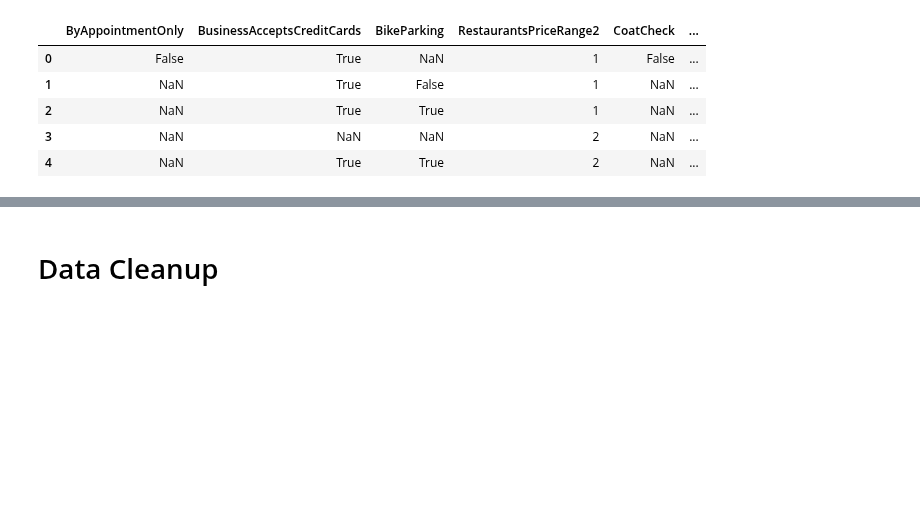
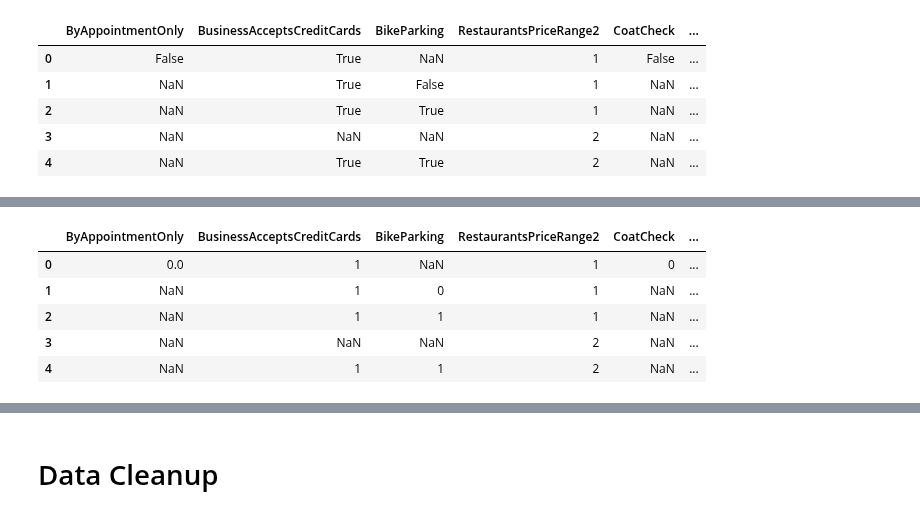
Before and after one commit to jmohsbeck1/jpmc_mle, a Jupyter notebook: Copy_of_JMCopy_of_DataDazzlers_DineOracle.ipynb, the cells around one changed output, grey strips where cells are left out. Drawn from its saved outputs; the diff is of its cells as text; code cells hidden in the pictures; blank space fills up the shorter version.

```diff
--- a/Copy_of_JMCopy_of_DataDazzlers_DineOracle.ipynb
+++ b/Copy_of_JMCopy_of_DataDazzlers_DineOracle.ipynb
@@ -725,0 +764,9 @@ df_restaurants.head()
+# %%
+df_restaurants.head()
+# %% [output]
+|  | ByAppointmentOnly | BusinessAcceptsCreditCards | BikeParking | RestaurantsPriceRange2 | CoatCheck | ... |
+| 0 | 0.0 | 1 | NaN | 1 | 0 | ... |
+| 1 | NaN | 1 | 0 | 1 | NaN | ... |
+| 2 | NaN | 1 | 1 | 1 | NaN | ... |
+| 3 | NaN | NaN | NaN | 2 | NaN | ... |
+| 4 | NaN | 1 | 1 | 2 | NaN | ... |
```
Also changed, not shown: parts of 4 cells of this notebook.
